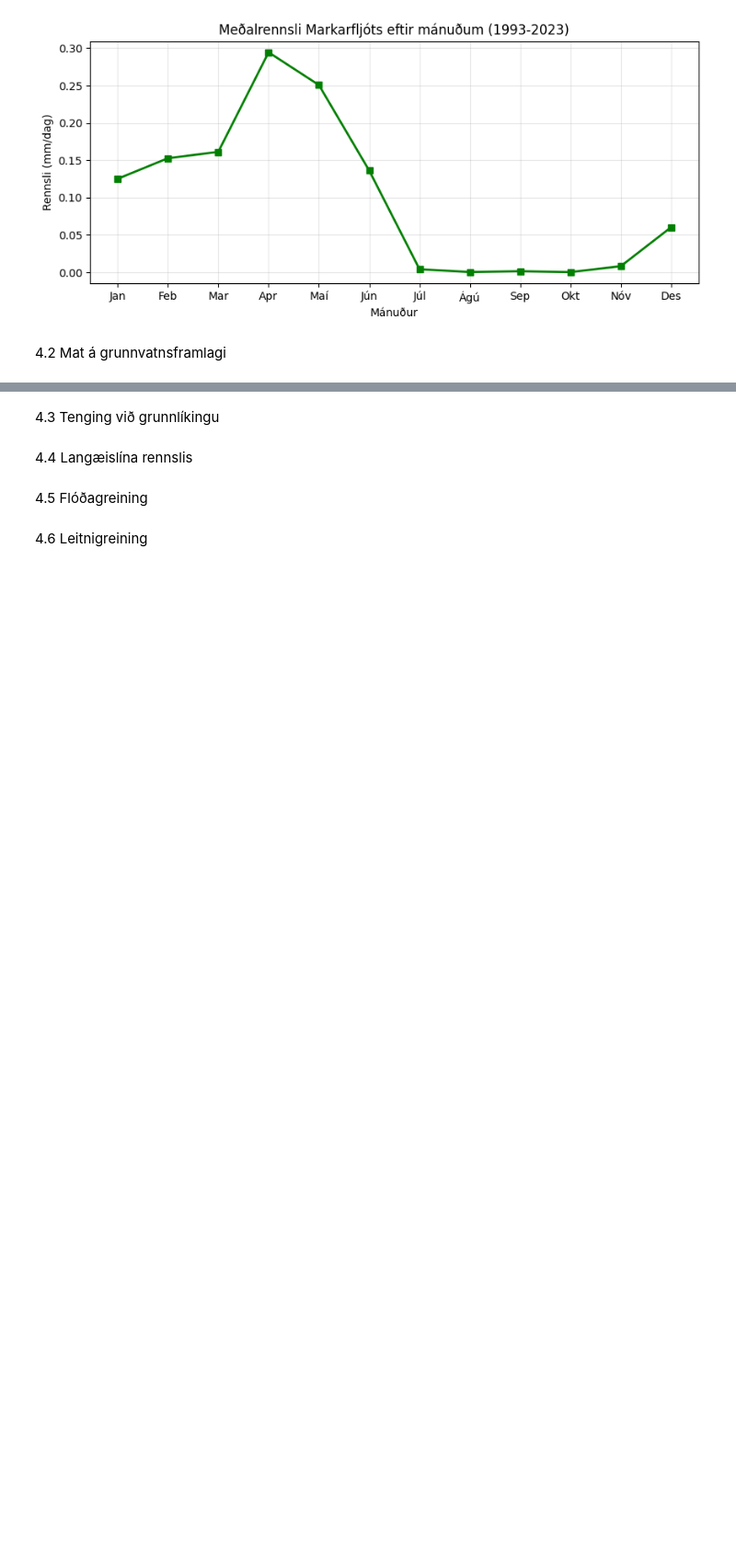
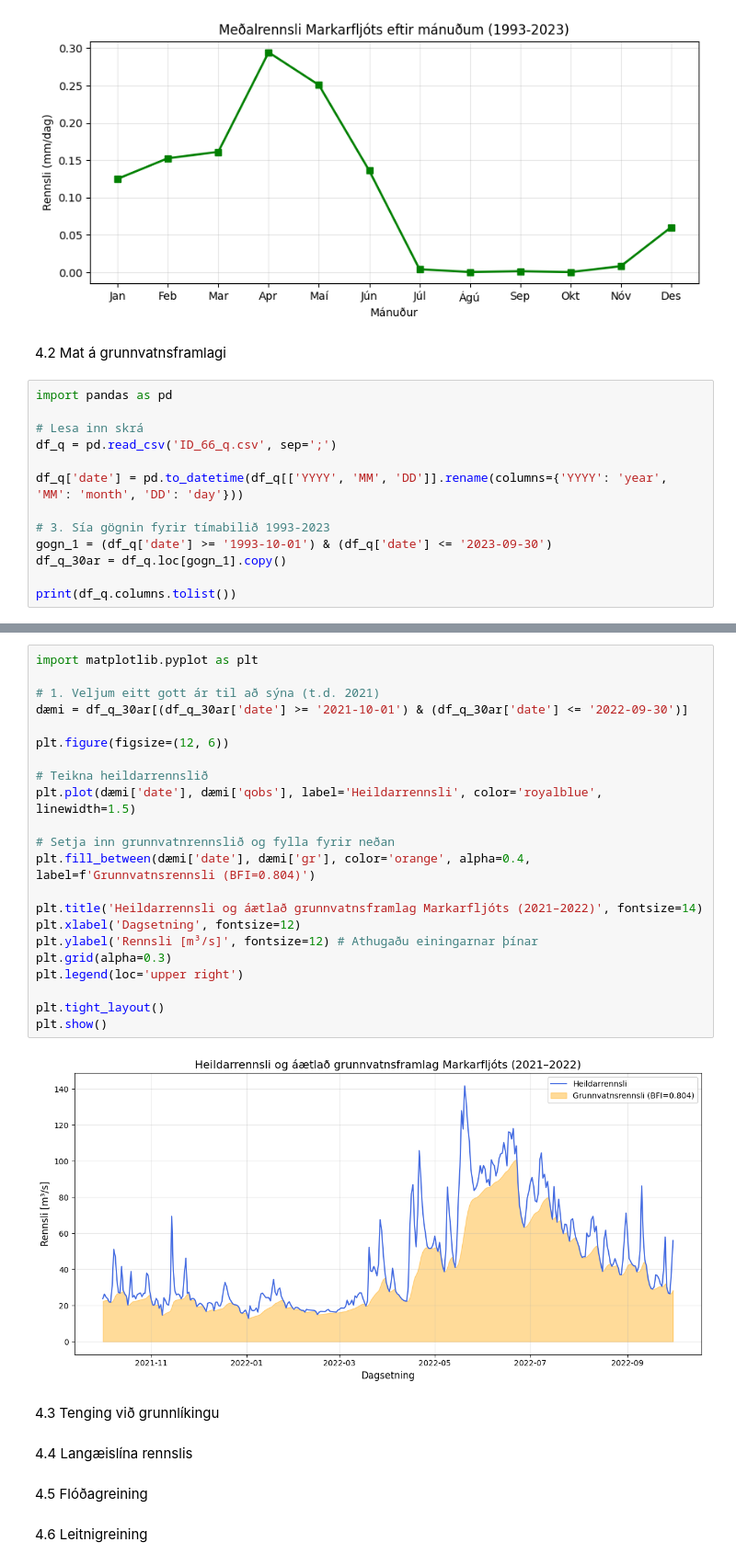
Before and after one commit to luciasoley/Lokaverkefni, a Jupyter notebook: greining.ipynb, the cells around one changed output, grey strips where cells are left out. Shown at 92% size. Cells and saved outputs as stored; diff of their text form; blank space fills up the shorter version.

```diff
--- a/greining.ipynb
+++ b/greining.ipynb
@@ -52,3 +52,16 @@ plt.show()
 [figure]
 # %% [markdown]
 4.2 Mat á grunnvatnsframlagi
+# %%
+import pandas as pd
+
+# Lesa inn skrá
+df_q = pd.read_csv('ID_66_q.csv', sep=';')
+
+df_q['date'] = pd.to_datetime(df_q[['YYYY', 'MM', 'DD']].rename(columns={'YYYY': 'year', 'MM': 'month', 'DD': 'day'}))
+
+# 3. Sía gögnin fyrir tímabilið 1993-2023
+gogn_1 = (df_q['date'] >= '1993-10-01') & (df_q['date'] <= '2023-09-30')
+df_q_30ar = df_q.loc[gogn_1].copy()
+
+print(df_q.columns.tolist())
@@ -55,3 +119,27 @@ plt.show()
+# %%
+import matplotlib.pyplot as plt
+
+# 1. Veljum eitt gott ár til að sýna (t.d. 2021)
+dæmi = df_q_30ar[(df_q_30ar['date'] >= '2021-10-01') & (df_q_30ar['date'] <= '2022-09-30')]
+
+plt.figure(figsize=(12, 6))
+
+# Teikna heildarrennslið
+plt.plot(dæmi['date'], dæmi['qobs'], label='Heildarrennsli', color='royalblue', linewidth=1.5)
+
+# Setja inn grunnvatnrennslið og fylla fyrir neðan
+plt.fill_between(dæmi['date'], dæmi['gr'], color='orange', alpha=0.4, label=f'Grunnvatnsrennsli (BFI=0.804)')
+
+plt.title('Heildarrennsli og áætlað grunnvatnsframlag Markarfljóts (2021–2022)', fontsize=14)
+plt.xlabel('Dagsetning', fontsize=12)
+plt.ylabel('Rennsli [m³/s]', fontsize=12) # Athugaðu einingarnar þínar
+plt.grid(alpha=0.3)
+plt.legend(loc='upper right')
+
+plt.tight_layout()
+plt.show()
+# %% [output]
+[figure, added]
 # %% [markdown]
 4.3 Tenging við grunnlíkingu
 # %% [markdown]
```
Also changed, not shown: parts of 5 cells of this notebook.
